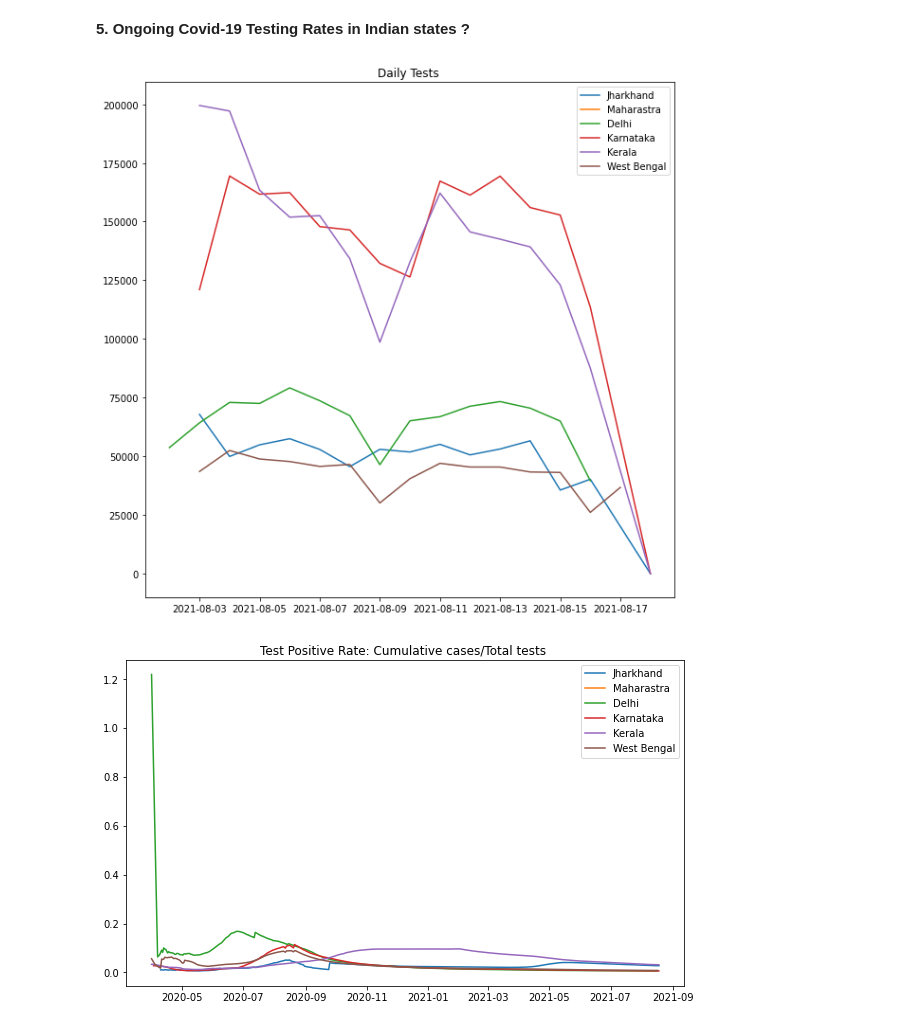
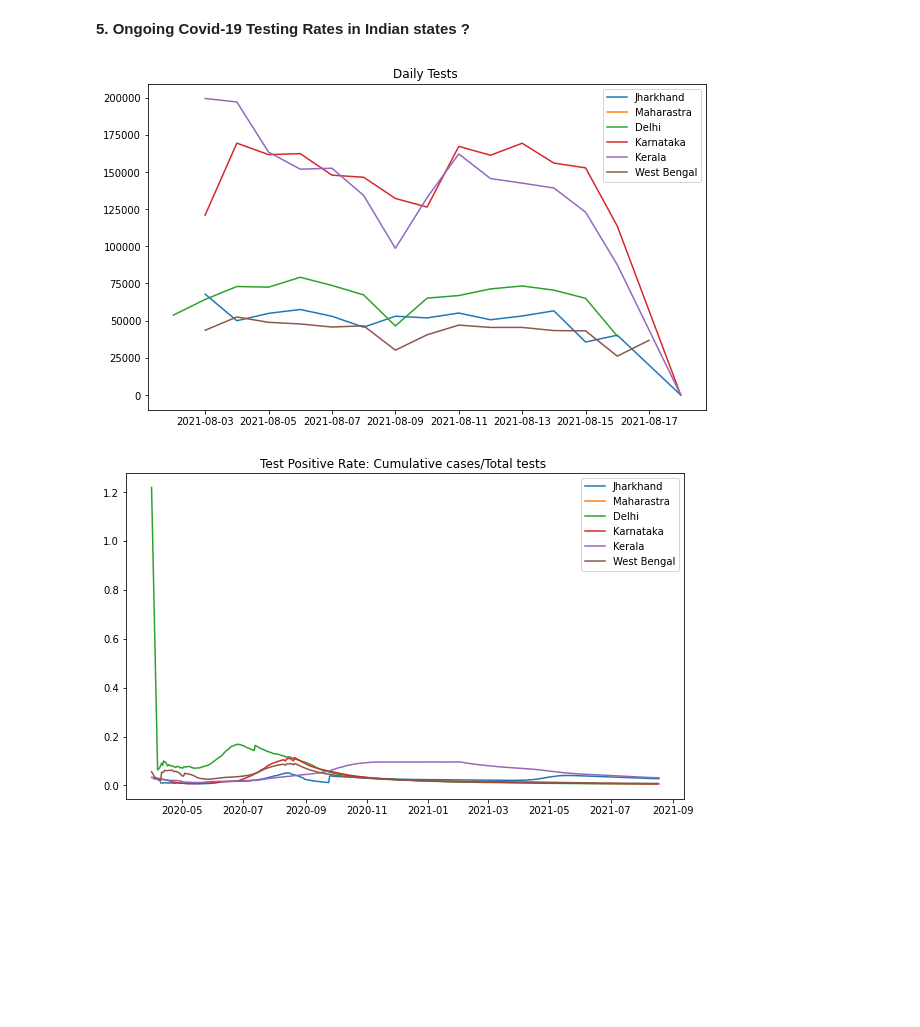
Before and after one commit to Indranil-Sarmah/CA600-Mini-Project-Impact-of-Covid19-Data-Analysis, a Jupyter notebook: CA600_Mini_Project.ipynb, the cells around one changed output. Cells and saved outputs as stored; diff of their text form; code cells hidden in the pictures; blank space fills up the shorter version.

```diff
--- a/CA600_Mini_Project.ipynb
+++ b/CA600_Mini_Project.ipynb
@@ -197,35 +194,35 @@ for state in state_json_data['states_tested_data']:
     dates.append(state['updatedon'])
 
 data = pd.DataFrame({'Dates':dates, 'positive':positive, 'state': states, 'totaltested':totaltested})
 
 
 data['Dates']= pd.to_datetime(data['Dates'], format = '%d/%m/%Y')
 data.loc[data['positive']=='','positive'] = None
 data['positive'] =data['positive'].fillna(method='ffill')
 data['positive'] = data['positive'].astype(int)
 
 data.loc[data['totaltested']=='','totaltested'] = None
 data['totaltested'] =data['totaltested'].fillna(method='ffill')
 data['totaltested'] = data['totaltested'].astype(int)
 
 data = data.sort_values(by=['state', 'Dates'])
 data['dailypositive'] = data['positive'].diff()
 data['dailytested'] = data['totaltested'].diff()
 
 data.loc[data['state']!=data['state'].shift(9), 'dailytested'] = data['totaltested']
 data.loc[data['state']!=data['state'].shift(9), 'dailypositive'] = data['positive']
 
 
 stateslist = ['Jharkhand', 'Maharastra', 'Delhi', 'Karnataka', 'Kerala',  'West Bengal']
 for state in stateslist:
     statedata = data[data['state']==state]
     plt.plot(statedata['Dates'][-15:], statedata['dailytested'][-15:], label=state)
-plt.rcParams["figure.figsize"] = (10,6)
+plt.rcParams["figure.figsize"] = (12,6)
 plt.title('Daily Tests ')
 plt.legend()
 plt.show()
 # %% [output]
-[figure, old version]
+[figure, new version]
 # %%
 stateslist = ['Jharkhand', 'Maharastra', 'Delhi', 'Karnataka', 'Kerala',  'West Bengal']
 for state in stateslist:
```
Also changed, not shown: parts of 3 cells of this notebook.
